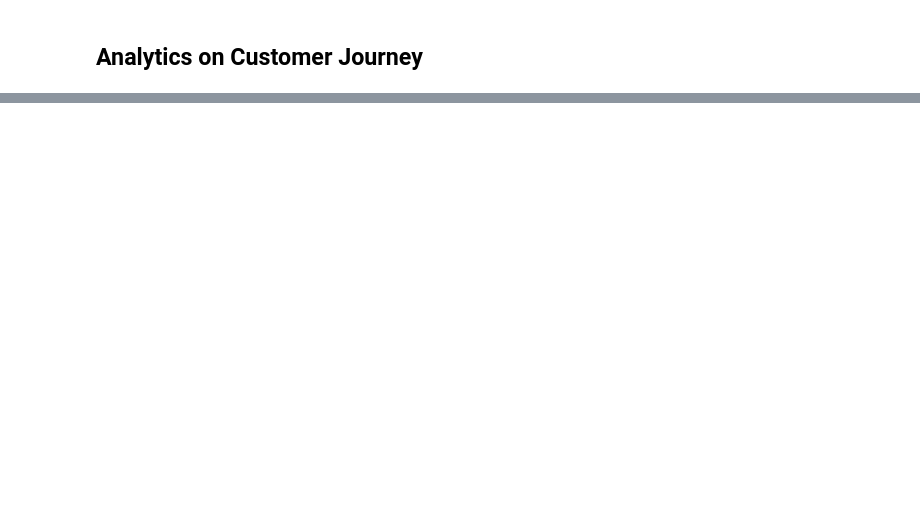
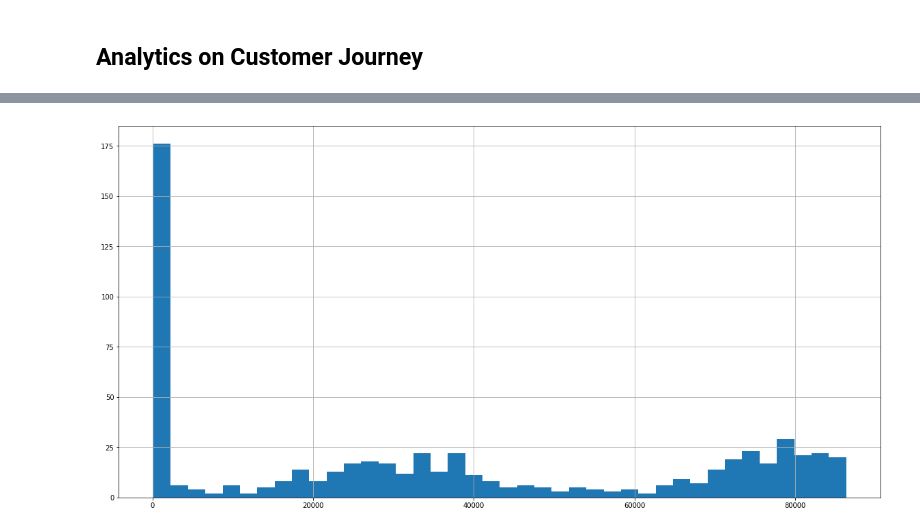
Before and after one commit to ZiaoChen/BC3406, a Jupyter notebook: Hackathon/Customer Journey.ipynb, the cells around one changed output, grey strips where cells are left out. Cells and saved outputs as stored; diff of their text form; code cells hidden in the pictures; blank space fills up the shorter version.

```diff
--- a/Hackathon/Customer Journey.ipynb
+++ b/Hackathon/Customer Journey.ipynb
@@ -222,0 +400,5 @@ plt.show()
+# %%
+paid_time_list[paid_time_list < 86400].hist(figsize=(20,10), bins=40)
+plt.show()
+# %% [output]
+[figure, added]
```
Also changed, not shown: parts of 31 cells of this notebook, 5 other files.
